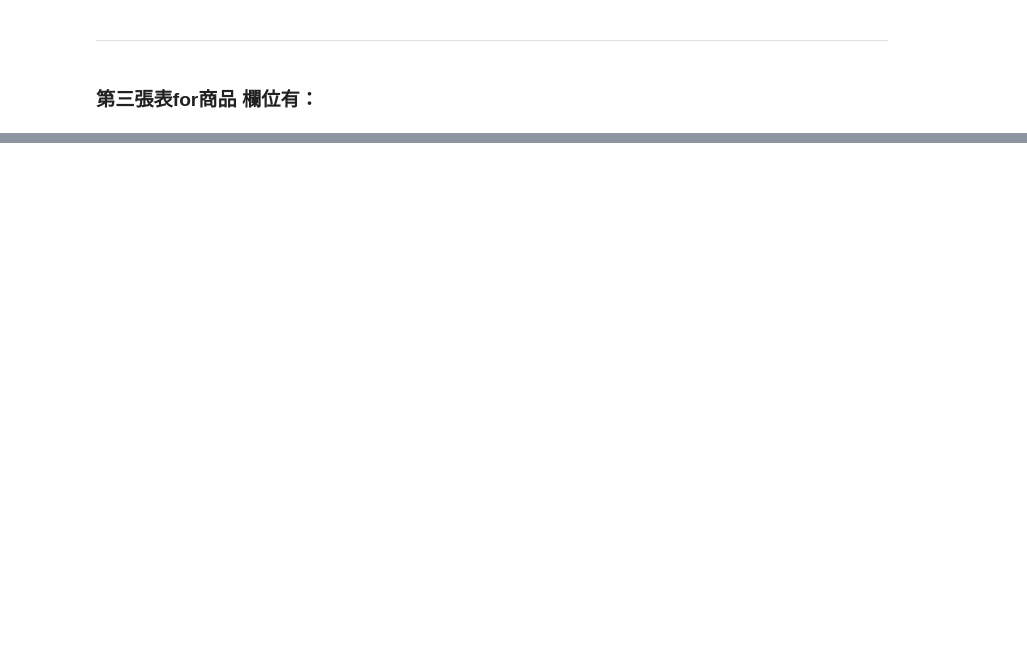
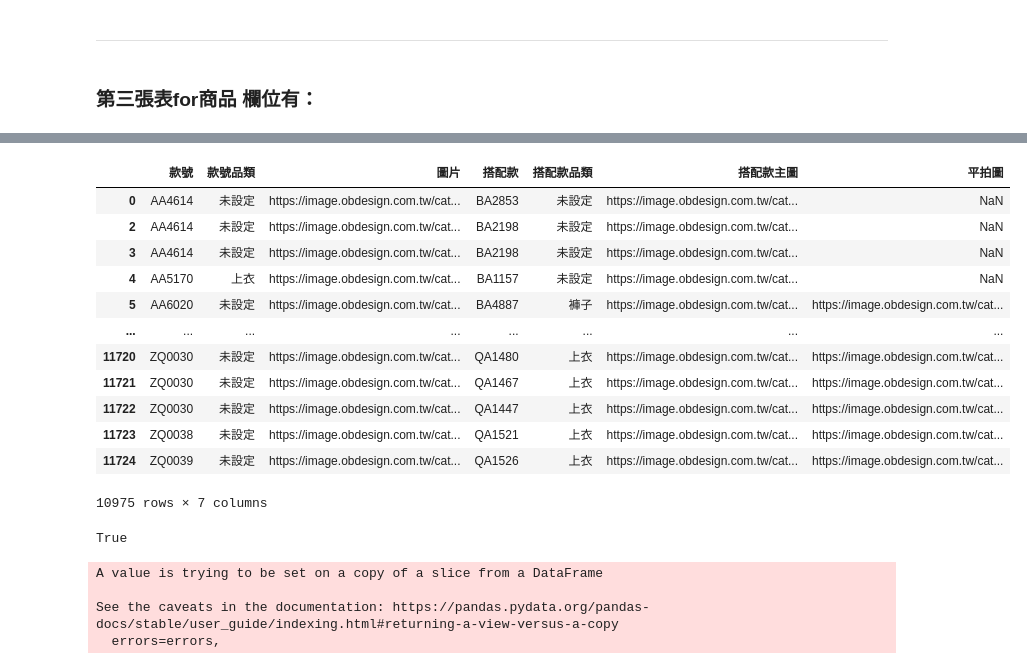
Before and after one commit to oscar-zhou/Program-Fashion-Recommandation-System, a Jupyter notebook: main_series.ipynb, the cells around one changed output, grey strips where cells are left out. Cells and saved outputs as stored; diff of their text form; code cells hidden in the pictures; blank space fills up the shorter version.

```diff
--- a/main_series.ipynb
+++ b/main_series.ipynb
@@ -354,0 +484,42 @@ outfit_info.to_csv("outfit_info.csv",encoding='utf-8')
+# %%
+img_outfit.loc[img_outfit['圖片'].str.contains('PIC|T9')]
+# %% [output]
+|  | 款號 | 款號品類 | 圖片 | 搭配款 | 搭配款品類 | 搭配款主圖 | 平拍圖 |
+| 0 | AA4614 | 未設定 | https://image.obdesign.com.tw/cat... | BA2853 | 未設定 | https://image.obdesign.com.tw/cat... | NaN |
+| 2 | AA4614 | 未設定 | https://image.obdesign.com.tw/cat... | BA2198 | 未設定 | https://image.obdesign.com.tw/cat... | NaN |
+| 3 | AA4614 | 未設定 | https://image.obdesign.com.tw/cat... | BA2198 | 未設定 | https://image.obdesign.com.tw/cat... | NaN |
+| 4 | AA5170 | 上衣 | https://image.obdesign.com.tw/cat... | BA1157 | 未設定 | https://image.obdesign.com.tw/cat... | NaN |
+| 5 | AA6020 | 未設定 | https://image.obdesign.com.tw/cat... | BA4887 | 褲子 | https://image.obdesign.com.tw/cat... | https://image.obdesign.com.tw/cat... |
+| ... | ... | ... | ... | ... | ... | ... | ... |
+| 11720 | ZQ0030 | 未設定 | https://image.obdesign.com.tw/cat... | QA1480 | 上衣 | https://image.obdesign.com.tw/cat... | https://image.obdesign.com.tw/cat... |
+| 11721 | ZQ0030 | 未設定 | https://image.obdesign.com.tw/cat... | QA1467 | 上衣 | https://image.obdesign.com.tw/cat... | https://image.obdesign.com.tw/cat... |
+| 11722 | ZQ0030 | 未設定 | https://image.obdesign.com.tw/cat... | QA1447 | 上衣 | https://image.obdesign.com.tw/cat... | https://image.obdesign.com.tw/cat... |
+| 11723 | ZQ0038 | 未設定 | https://image.obdesign.com.tw/cat... | QA1521 | 上衣 | https://image.obdesign.com.tw/cat... | https://image.obdesign.com.tw/cat... |
+| 11724 | ZQ0039 | 未設定 | https://image.obdesign.com.tw/cat... | QA1526 | 上衣 | https://image.obdesign.com.tw/cat... | https://image.obdesign.com.tw/cat... |
+10975 rows × 7 columns
+# %%
+"PIC" in "https://image.obdesign.com.tw/catalog/products/AB10813/AB10813@PI-6.jpg" or "T9" in"https://image.obdesign.com.tw/catalog/products/AB10813/AB10813@T96.jpg"
+# %% [output]
+True
+# %%
+#圖片搭配除掉有一筆以上 主圖網址裡面有PIC的資料
+for i,item in tqdm(img_outfit.iterrows()):
+    main = item[0]
+    sub = item[3]
+    length = len(img_outfit.loc[(img_outfit['款號']== main) & (img_outfit['搭配款']== sub)])
+    fil_df = img_outfit.loc[(img_outfit['款號']== main) & (img_outfit['搭配款']== sub)]
+    if length > 1:
+        for j,dup in fil_df.iterrows():
+            url_name = str(dup[2])
+            if len(fil_df) > 1:
+                if "PIC" in url_name or "T9" in url_name:
+                    fil_df.drop(fil_df.loc[fil_df['圖片'] == dup[2]].index,inplace=True)
+                    img_outfit.drop(img_outfit.loc[img_outfit['圖片'] == dup[2]].index,inplace=True)
+                elif "@1" in url_name or "@2" in url_name:
+                    fil_df.drop(fil_df.loc[fil_df['圖片'] == dup[2]].index,inplace=True)
+                    img_outfit.drop(img_outfit.loc[img_outfit['圖片'] == dup[2]].index,inplace=True)
+# %% [output]
+A value is trying to be set on a copy of a slice from a DataFrame
+
+See the caveats in the documentation: https://pandas.pydata.org/pandas-docs/stable/user_guide/indexing.html#returning-a-view-versus-a-copy
+  errors=errors,
```
Also changed, not shown: parts of 12 cells of this notebook.
